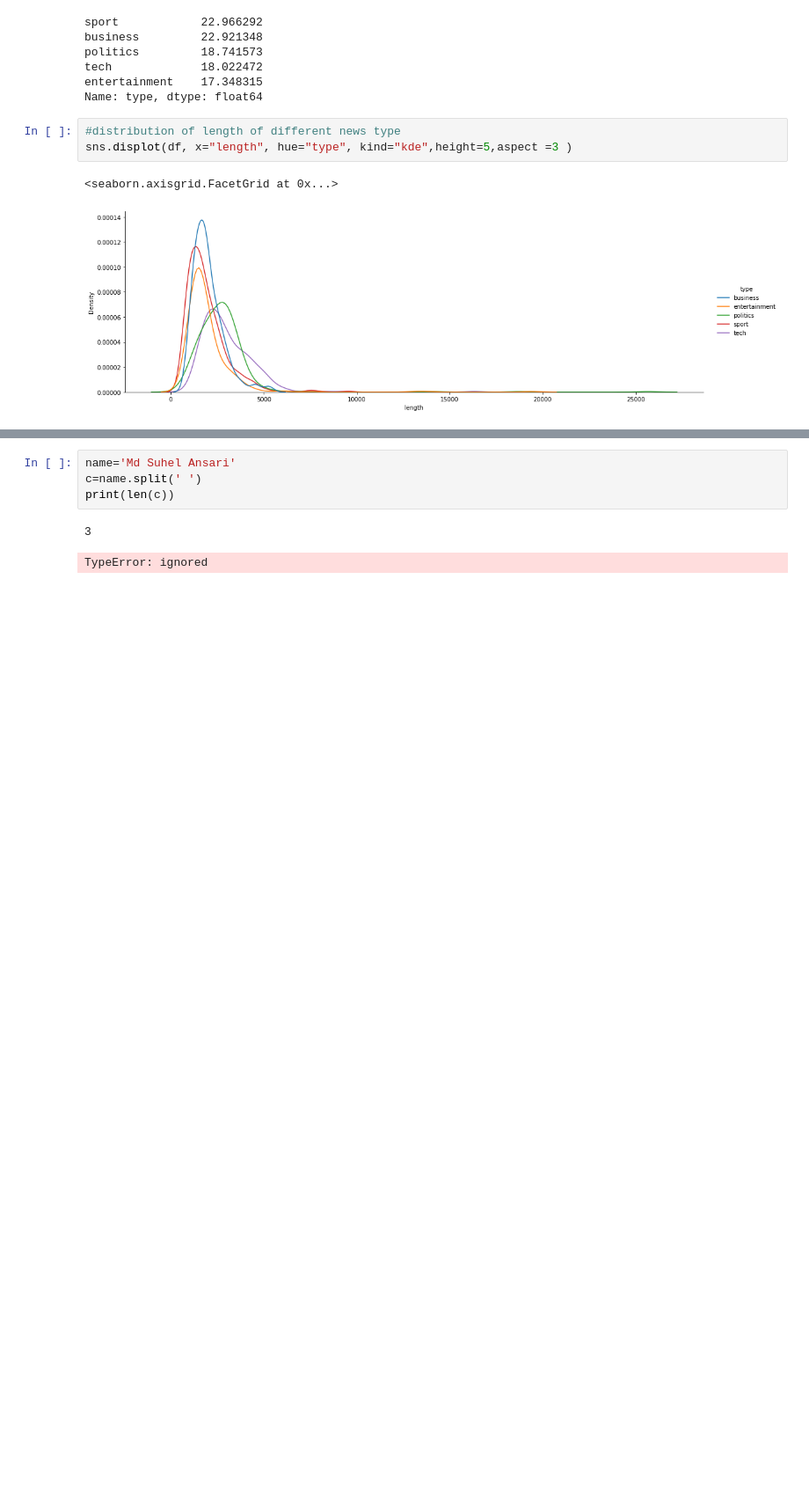
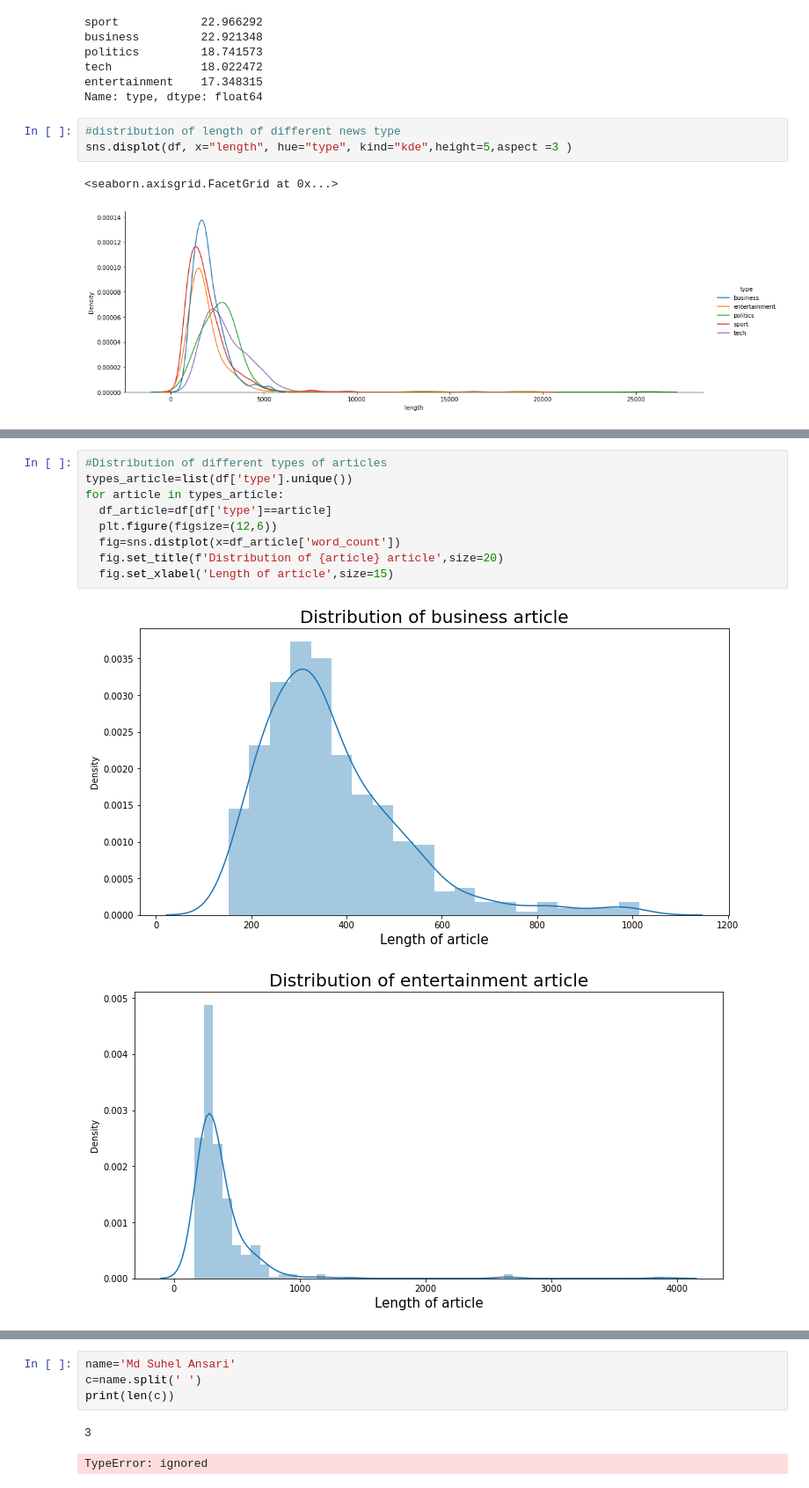
Before and after one commit to SuhelAnsari9272/Topic-Modeling-on-News-Articles-, a Jupyter notebook: Suhel_Topic_Modeling_on_News_Articles_Capstone_Project.ipynb, the cells around one changed output, grey strips where cells are left out. Shown: that part at 88% size. Cells and saved outputs as stored; diff of their text form; blank space fills up the shorter version.

```diff
--- a/Suhel_Topic_Modeling_on_News_Articles_Capstone_Project.ipynb
+++ b/Suhel_Topic_Modeling_on_News_Articles_Capstone_Project.ipynb
@@ -155,0 +194,12 @@ type_wc.plot(kind='bar')
+# %%
+#Distribution of different types of articles
+types_article=list(df['type'].unique())
+for article in types_article:
+  df_article=df[df['type']==article]
+  plt.figure(figsize=(12,6))
+  fig=sns.distplot(x=df_article['word_count'])
+  fig.set_title(f'Distribution of {article} article',size=20)
+  fig.set_xlabel('Length of article',size=15)
+# %% [output]
+[figure, added]
+[figure, added]
```
Also changed, not shown: parts of 16 cells of this notebook.
